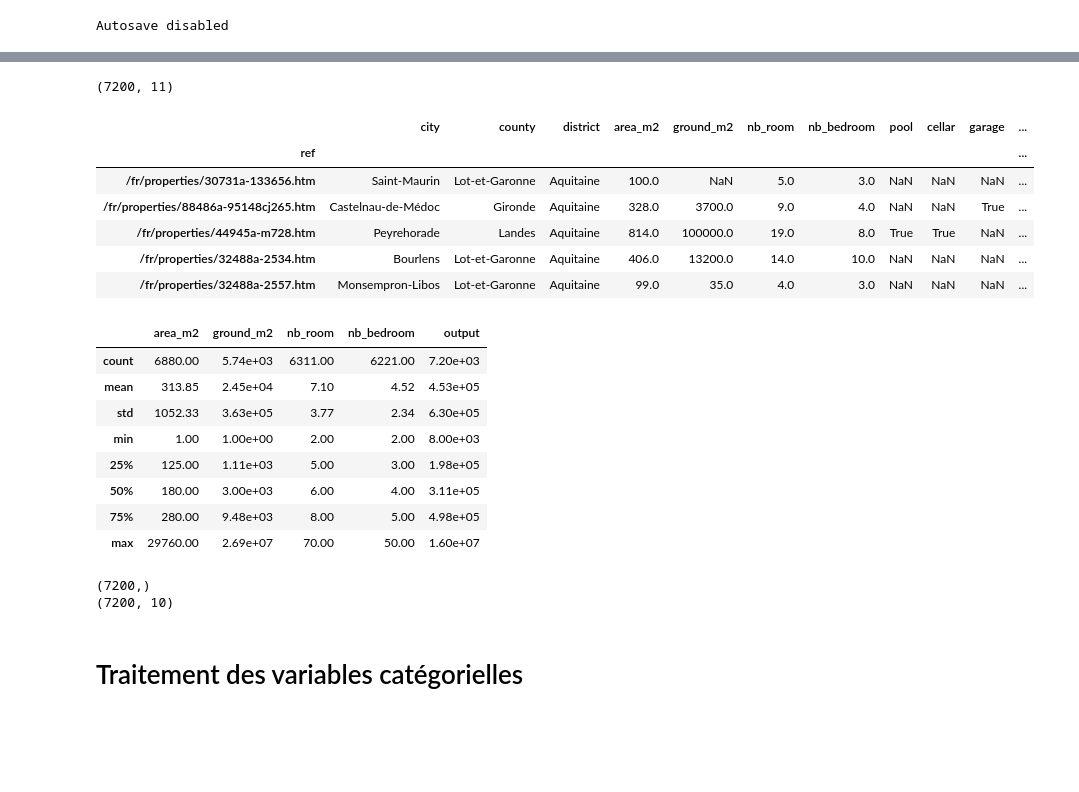
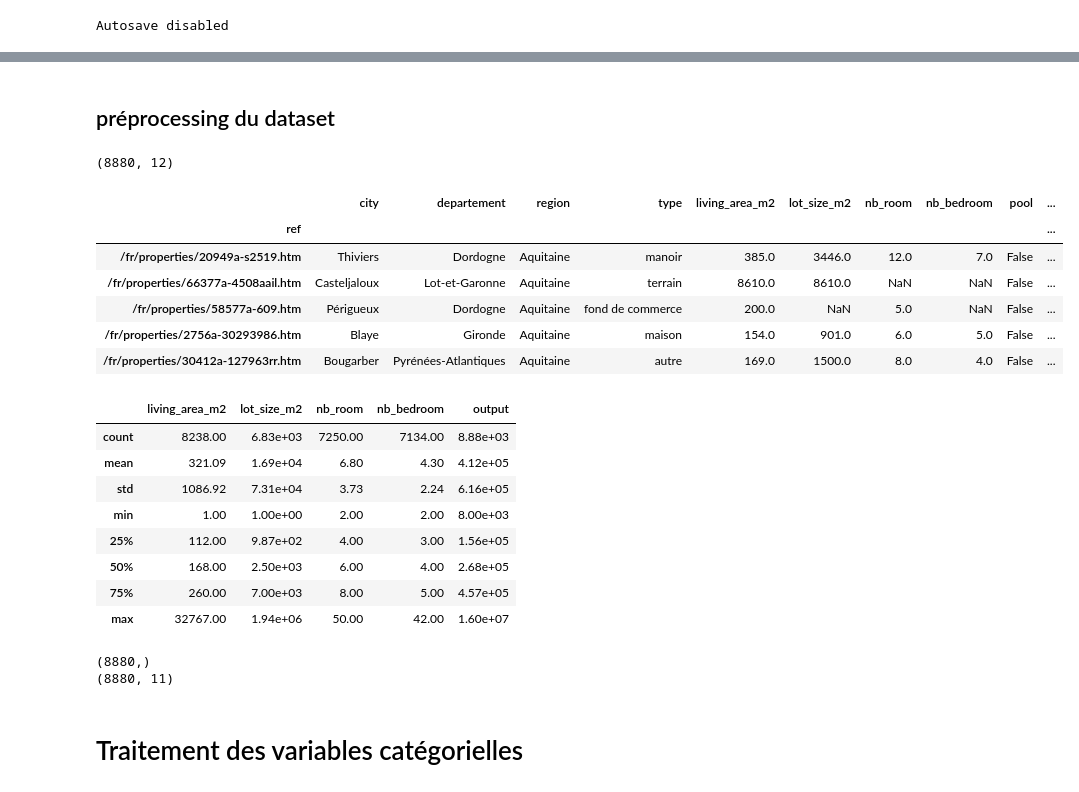
Before and after one commit to laurent-33/ML-09-realestate-djml, a Jupyter notebook: scripts/02_data_processing_and_model.ipynb, the cells around one changed output, grey strips where cells are left out. Saved outputs shown, nothing was run; the diff lists cells and outputs as text; code cells hidden in the pictures; blank space fills up the shorter version.

```diff
--- a/scripts/02_data_processing_and_model.ipynb
+++ b/scripts/02_data_processing_and_model.ipynb
@@ -37,31 +53,34 @@ Autosave disabled
+# %% [markdown]
+## préprocessing du dataset
 # %%
 # Importation du fichier csv dans un dataframe
-# df_train_full = read_csv( './dataset-template.csv', index_col=0)
-df_train_full = read_csv( './csv/realstate-data.csv', index_col=0)
+df_train_full = read_csv( '../dataset_final.csv', index_col=0)
 # %%
+df_train_full = df_train_full.set_index('ref')
+df_train_full = df_train_full.drop(columns=['titre'])
 print(df_train_full.shape)
 df_train_full.head(5)
 # %% [output]
-(7200, 11)
+(8880, 12)
-|  | city | county | district | area_m2 | ground_m2 | nb_room | nb_bedroom | pool | cellar | garage | ... |
-| ref |  |  |  |  |  |  |  |  |  |  | ... |
-| /fr/properties/30731a-133656.htm | Saint-Maurin | Lot-et-Garonne | Aquitaine | 100.0 | NaN | 5.0 | 3.0 | NaN | NaN | NaN | ... |
-| /fr/properties/88486a-95148cj265.htm | Castelnau-de-Médoc | Gironde | Aquitaine | 328.0 | 3700.0 | 9.0 | 4.0 | NaN | NaN | True | ... |
-| /fr/properties/44945a-m728.htm | Peyrehorade | Landes | Aquitaine | 814.0 | 100000.0 | 19.0 | 8.0 | True | True | NaN | ... |
-| /fr/properties/32488a-2534.htm | Bourlens | Lot-et-Garonne | Aquitaine | 406.0 | 13200.0 | 14.0 | 10.0 | NaN | NaN | NaN | ... |
-| /fr/properties/32488a-2557.htm | Monsempron-Libos | Lot-et-Garonne | Aquitaine | 99.0 | 35.0 | 4.0 | 3.0 | NaN | NaN | NaN | ... |
+|  | city | departement | region | type | living_area_m2 | lot_size_m2 | nb_room | nb_bedroom | pool | ... |
+| ref |  |  |  |  |  |  |  |  |  | ... |
+| /fr/properties/20949a-s2519.htm | Thiviers | Dordogne | Aquitaine | manoir | 385.0 | 3446.0 | 12.0 | 7.0 | False | ... |
+| /fr/properties/66377a-4508aail.htm | Casteljaloux | Lot-et-Garonne | Aquitaine | terrain | 8610.0 | 8610.0 | NaN | NaN | False | ... |
+| /fr/properties/58577a-609.htm | Périgueux | Dordogne | Aquitaine | fond de commerce | 200.0 | NaN | 5.0 | NaN | False | ... |
+| /fr/properties/2756a-30293986.htm | Blaye | Gironde | Aquitaine | maison | 154.0 | 901.0 | 6.0 | 5.0 | False | ... |
+| /fr/properties/30412a-127963rr.htm | Bougarber | Pyrénées-Atlantiques | Aquitaine | autre | 169.0 | 1500.0 | 8.0 | 4.0 | False | ... |
 # %%
 df_train_full.describe()
 # %% [output]
-|  | area_m2 | ground_m2 | nb_room | nb_bedroom | output |
-| count | 6880.00 | 5.74e+03 | 6311.00 | 6221.00 | 7.20e+03 |
-| mean | 313.85 | 2.45e+04 | 7.10 | 4.52 | 4.53e+05 |
-| std | 1052.33 | 3.63e+05 | 3.77 | 2.34 | 6.30e+05 |
+|  | living_area_m2 | lot_size_m2 | nb_room | nb_bedroom | output |
+| count | 8238.00 | 6.83e+03 | 7250.00 | 7134.00 | 8.88e+03 |
+| mean | 321.09 | 1.69e+04 | 6.80 | 4.30 | 4.12e+05 |
+| std | 1086.92 | 7.31e+04 | 3.73 | 2.24 | 6.16e+05 |
 | min | 1.00 | 1.00e+00 | 2.00 | 2.00 | 8.00e+03 |
-| 25% | 125.00 | 1.11e+03 | 5.00 | 3.00 | 1.98e+05 |
-| 50% | 180.00 | 3.00e+03 | 6.00 | 4.00 | 3.11e+05 |
-| 75% | 280.00 | 9.48e+03 | 8.00 | 5.00 | 4.98e+05 |
-| max | 29760.00 | 2.69e+07 | 70.00 | 50.00 | 1.60e+07 |
+| 25% | 112.00 | 9.87e+02 | 4.00 | 3.00 | 1.56e+05 |
+| 50% | 168.00 | 2.50e+03 | 6.00 | 4.00 | 2.68e+05 |
+| 75% | 260.00 | 7.00e+03 | 8.00 | 5.00 | 4.57e+05 |
+| max | 32767.00 | 1.94e+06 | 50.00 | 42.00 | 1.60e+07 |
 # %%
 Y_trainfull = df_train_full['output']
 X_trainfull = df_train_full.drop('output', axis=1)
@@ -69,7 +88,7 @@ X_trainfull = df_train_full.drop('output', axis=1)
 print(Y_trainfull.shape)
 print(X_trainfull.shape)
 # %% [output]
-(7200,)
-(7200, 10)
+(8880,)
+(8880, 11)
 # %% [markdown]
 # Traitement des variables catégorielles
```
Also changed, not shown: parts of 28 cells of this notebook, 15 other files.
